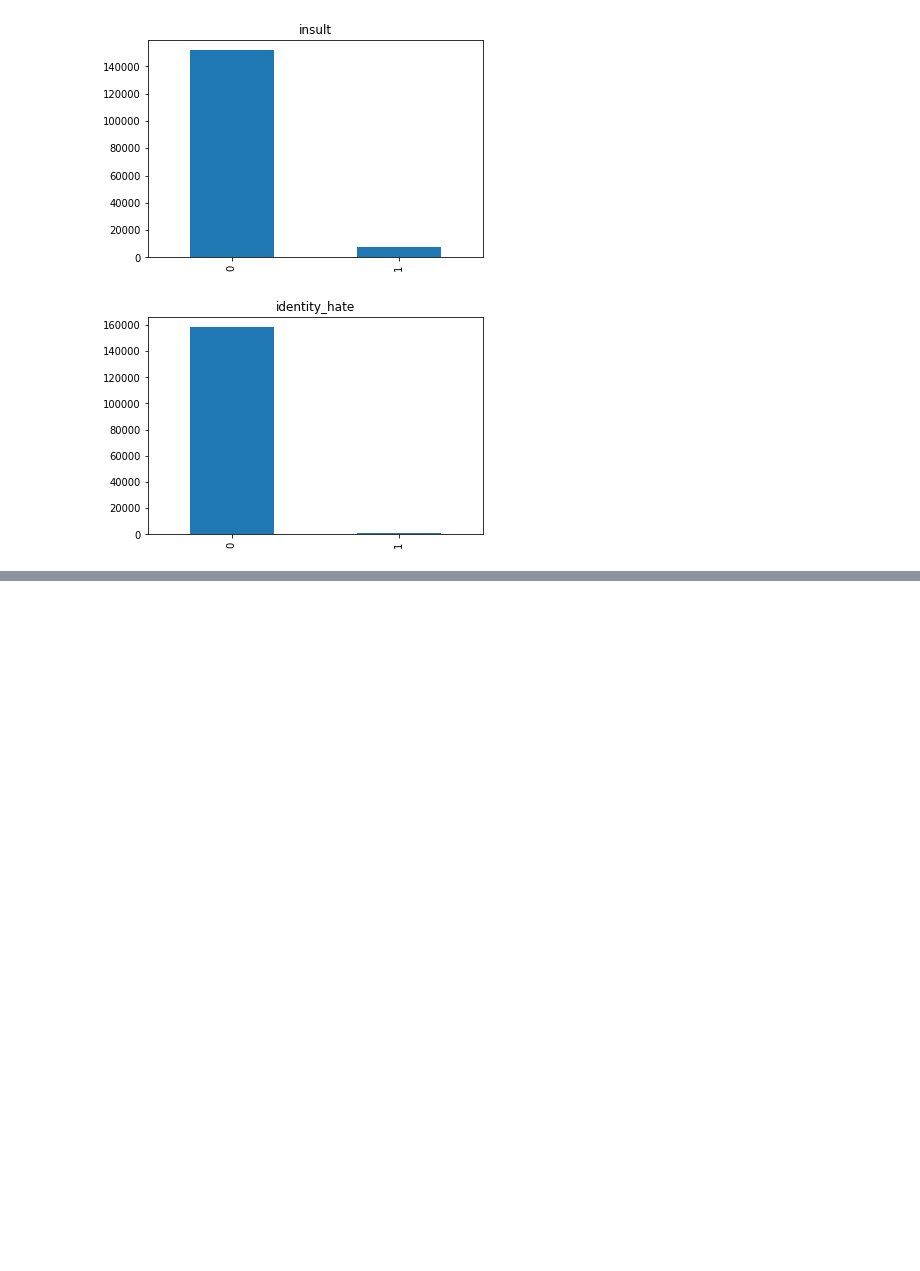
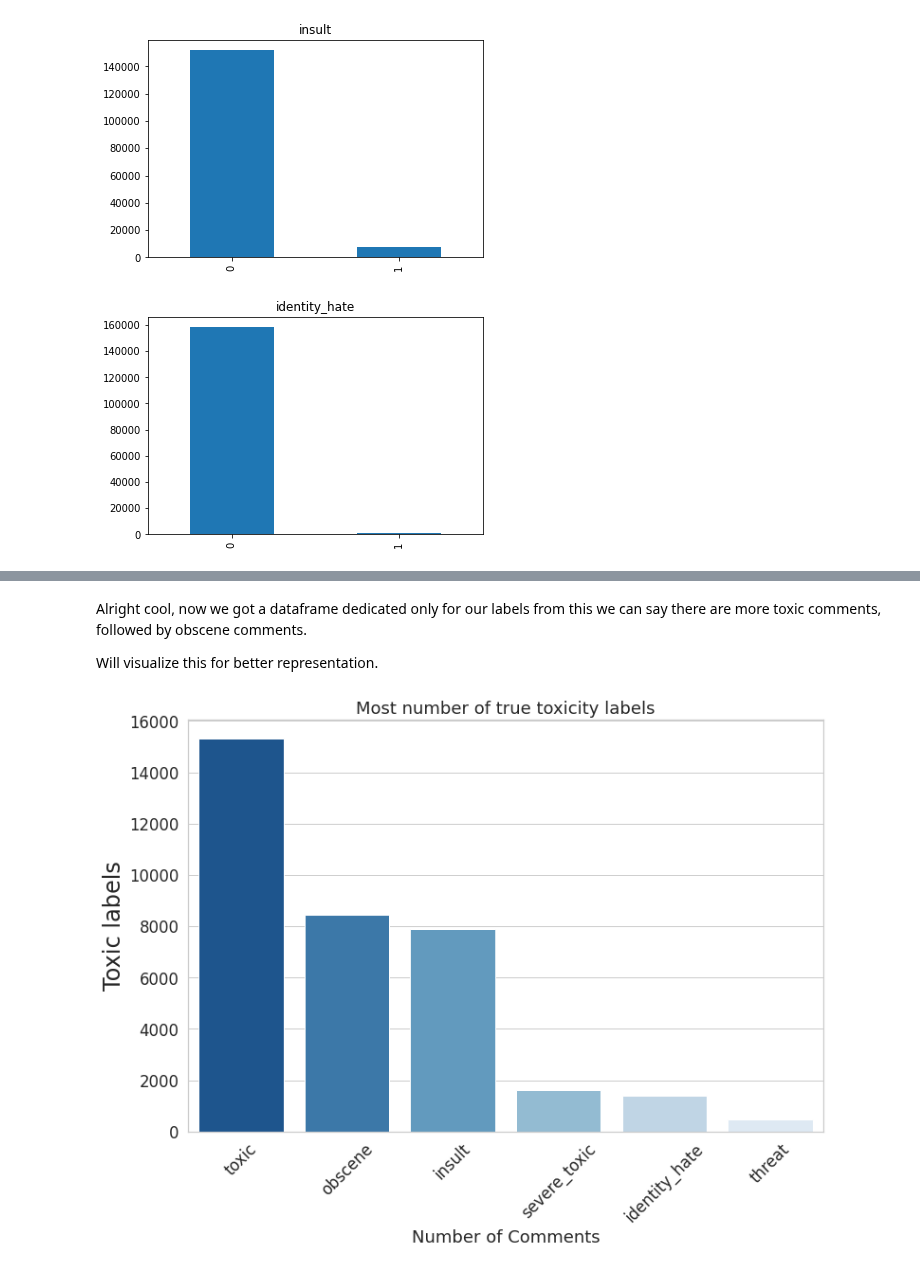
Before and after one commit to ashikshafi08/Learning_Tensorflow, a Jupyter notebook: Projects/Toxic_comment_NLP.ipynb, the cells around one changed output, grey strips where cells are left out. Drawn from its saved outputs; the diff is of its cells as text; code cells hidden in the pictures; blank space fills up the shorter version.

```diff
--- a/Projects/Toxic_comment_NLP.ipynb
+++ b/Projects/Toxic_comment_NLP.ipynb
@@ -177,0 +170,7 @@ for row in train_df_shuffled[["text", "target"]][random_index:random_index+5].it
+# %%
+# Creating a dataframe that contains only contains True toxic labels
+toxicity_df = pd.DataFrame()
+toxicity_df['labels'] = data.columns[1:]
+toxicity_df['num_of_true_counts'] = data.iloc[: ,1:].sum().values
+toxicity_df.sort_values(['num_of_true_counts'] , inplace = True , ascending = False)
+toxicity_df
@@ -177,0 +185,22 @@ for row in train_df_shuffled[["text", "target"]][random_index:random_index+5].it
+# %% [markdown]
+Alright cool, now we got a dataframe dedicated only for our labels from this we can say there are more toxic comments, followed by obscene comments.
+
+Will visualize this for better representation.
+# %%
+# Most number of true toxicity labels
+import seaborn as sns
+plt.figure(figsize = (12 , 8))
+sns.set(font_scale = 1.5)
+sns.set_style('whitegrid')
+
+pal = sns.color_palette('Blues_r' , len(toxicity_df))
+rank = toxicity_df['num_of_true_counts'].argsort()
+
+sns.barplot(toxicity_df['labels'], toxicity_df['num_of_true_counts'], palette= np.array(pal[::-1])[rank])
+plt.title('Most number of true toxicity labels')
+plt.ylabel('Toxic labels' , fontsize = 24)
+plt.xlabel('Number of Comments' , fontsize = 18)
+plt.xticks(rotation = 45)
+plt.show()
+# %% [output]
+[figure, added]
```
Also changed, not shown: parts of 8 cells of this notebook.
